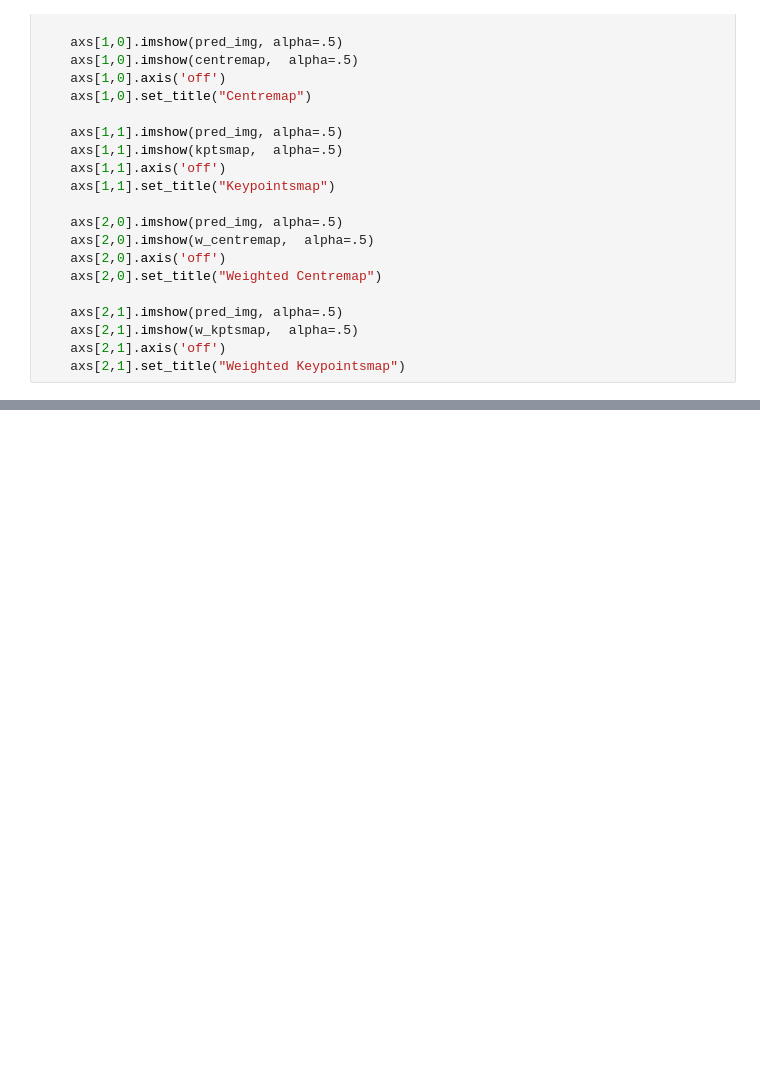
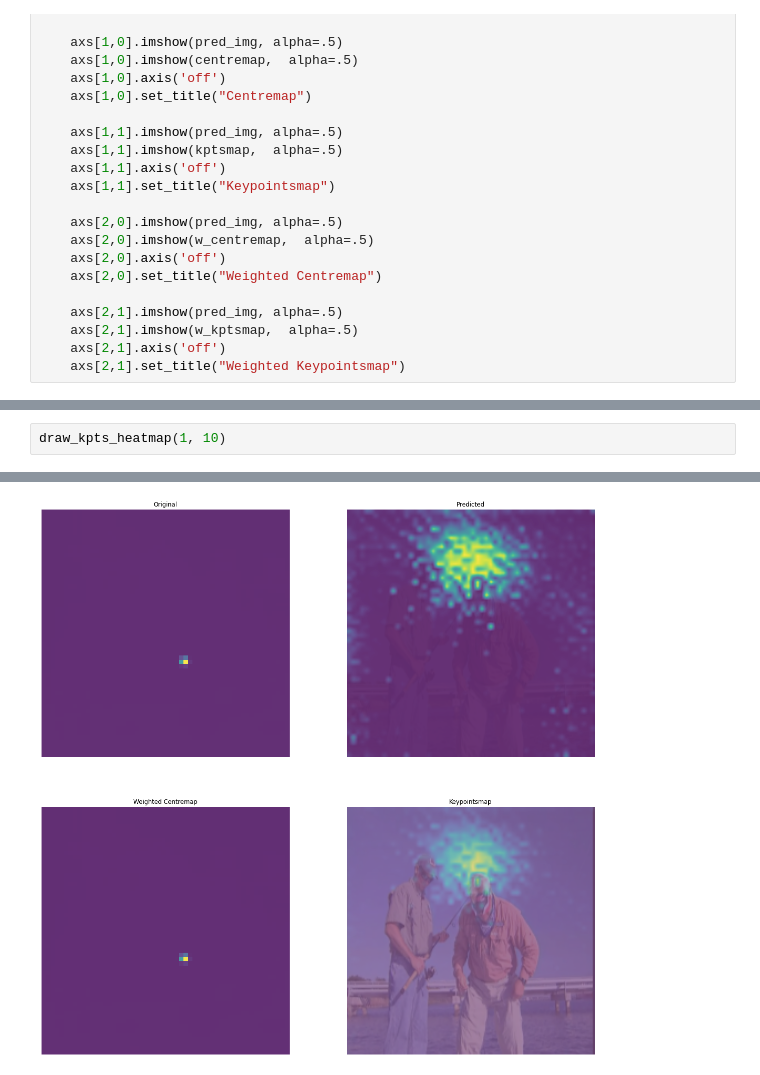
Before and after one commit to LorBordin/bodynet, a Jupyter notebook: dev_utils/architecture.ipynb, the cells around one changed output, grey strips where cells are left out. Saved outputs shown, nothing was run; the diff lists cells and outputs as text; blank space fills up the shorter version.

```diff
--- a/dev_utils/architecture.ipynb
+++ b/dev_utils/architecture.ipynb
@@ -157,0 +250,3 @@ draw_sample(4)
+# %%
+draw_kpts_heatmap(1, 10)
+# %% [output]
@@ -157,0 +254 @@ draw_sample(4)
+[figure, added]
```
Also changed, not shown: parts of 10 cells of this notebook, 2 other files.
